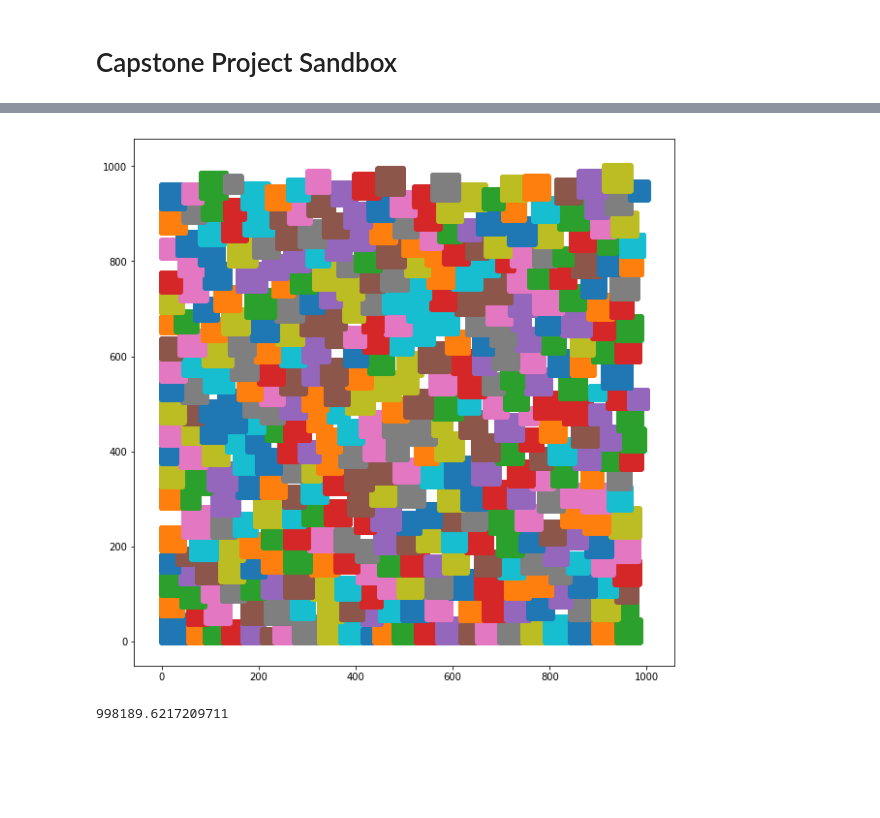
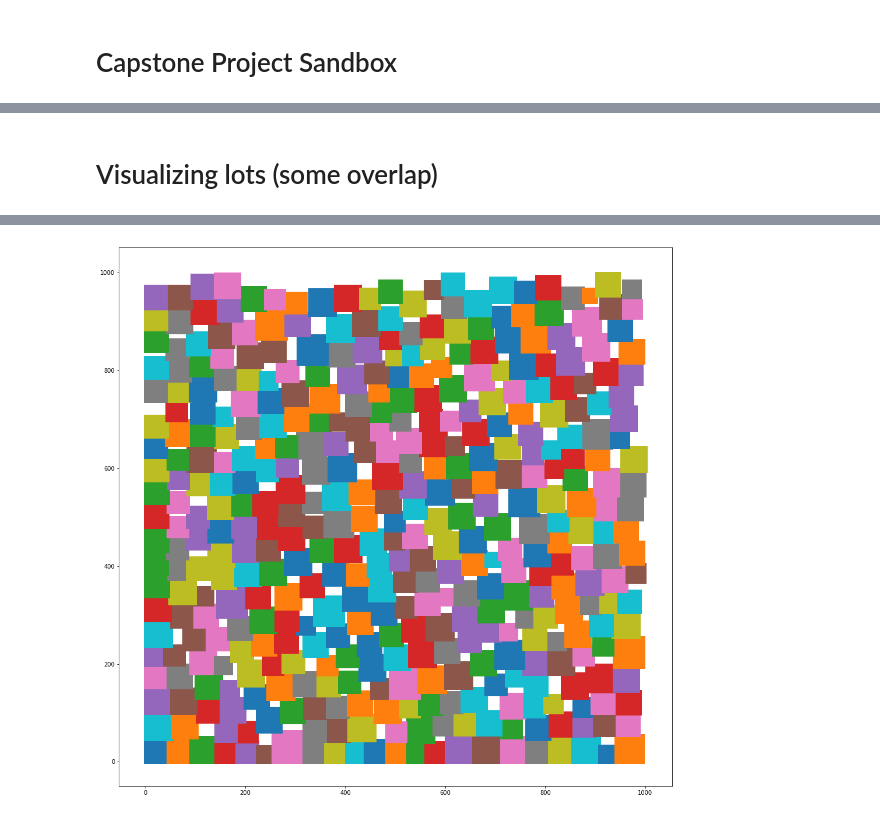
Before and after one commit to ssrosa/housing_market_simulator, a Jupyter notebook: sandbox/sandbox.ipynb, the cells around one changed output, grey strips where cells are left out. Cells and saved outputs as stored; diff of their text form; code cells hidden in the pictures; blank space fills up the shorter version.

Commit message:
Moving on from viz to basic time step functionality.

```diff
--- a/sandbox/sandbox.ipynb
+++ b/sandbox/sandbox.ipynb
@@ -29,10 +30,12 @@ def sell():
     pass
 
 class Simulation(object):
-    def __init__(self, land, num_lots, lot_size_avg, lot_size_std,
+    def __init__(self, total_time_steps, land, num_lots, lot_size_avg, lot_size_std,
                  pop_start, can_spend_avg, can_spend_std,
                  years):
         self.housing_stock = []
+        self.current_time_step = 0
+        self.total_time_steps = total_time_steps
         #self.land_log = [land]
 
         #Create population distribution to simulate variety of lot sizes
@@ -158,6 +168,6 @@ years = 10
 #house_size_dist = np.random.normal(scale = house_size_std, loc = avg_house_size, size = households)
 
 
-sim = Simulation(land = land, num_lots = num_lots, lot_size_avg = lot_size_avg, lot_size_std = lot_size_std,
+sim = Simulation(total_time_steps = years, land = land, num_lots = num_lots, lot_size_avg = lot_size_avg, lot_size_std = lot_size_std,
                  pop_start = pop_start, can_spend_avg = can_spend_avg, can_spend_std = can_spend_std,
                  years = years)
@@ -167,10 +176,16 @@ grid = draw_land_grid(land)
 # %%
+#Draw grid for sim
+grid = draw_land_grid(land)
+
 counter = 0
-next_x = 0
-next_y = 0
-for lot in sim.housing_stock:
+#Padding +1
+next_x = 1
+#Padding +1
+next_y = 1
+
+for _ in tqdm(range(len(sim.housing_stock))):
     #Draw a lot on the grid
-    next_x, next_y = find_loc(grid, lot, next_x, next_y)
-    counter += 1
-    print(counter, 'out of', len(sim.housing_stock))
+    next_x, next_y = find_loc(grid, sim.housing_stock[_], next_x, next_y)
+    #counter += 1
+    #print(counter, 'out of', len(sim.housing_stock))
 # %% [output]
@@ -181,0 +251,2 @@ TypeError: cannot unpack non-iterable NoneType object
+# %%
+sim.run()
@@ -182,11 +265,12 @@ TypeError: cannot unpack non-iterable NoneType object
+# %% [markdown]
+# Visualizing lots (some overlap)
 # %%
-
-fig = plt.figure(figsize = (10,10))
-%time
+#Draw viz of all lots
+fig = plt.figure(figsize = (17,17))
 for lot in sim.housing_stock:
     x = [point[0] for point in lot.loc]
     y = [point[1] for point in lot.loc]
-    plt.scatter(x, y, label = lot.size)
-
+    #ADD IF STATEMENT FOR SALE OF LOT
+    plt.scatter(x, y, label = lot.size, marker = 's')
 plt.show()
 # %% [output]
@@ -195 +277 @@ Wall time: 3.81 µs
-[figure, old version]
+[figure, new version]
@@ -198,4 +277,0 @@ total_housing_area = [house.size for house in sim.housing_stock]
-# %%
-sum(total_housing_area)
-# %% [output]
-998189.6217209711
```
Also changed, not shown: parts of 15 cells of this notebook.
